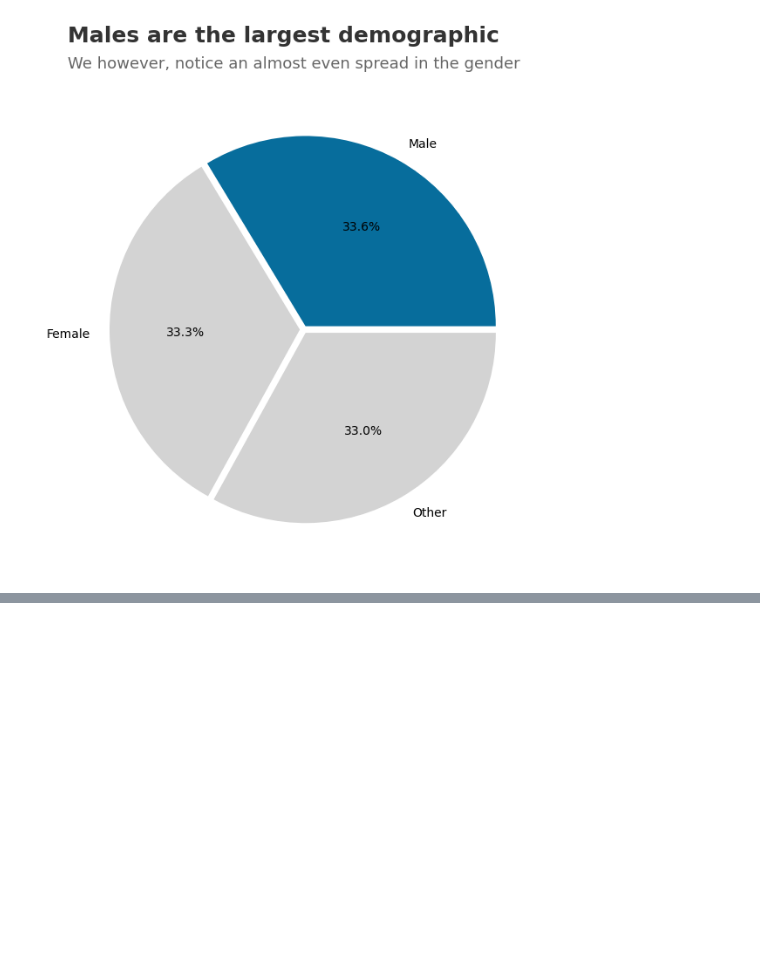
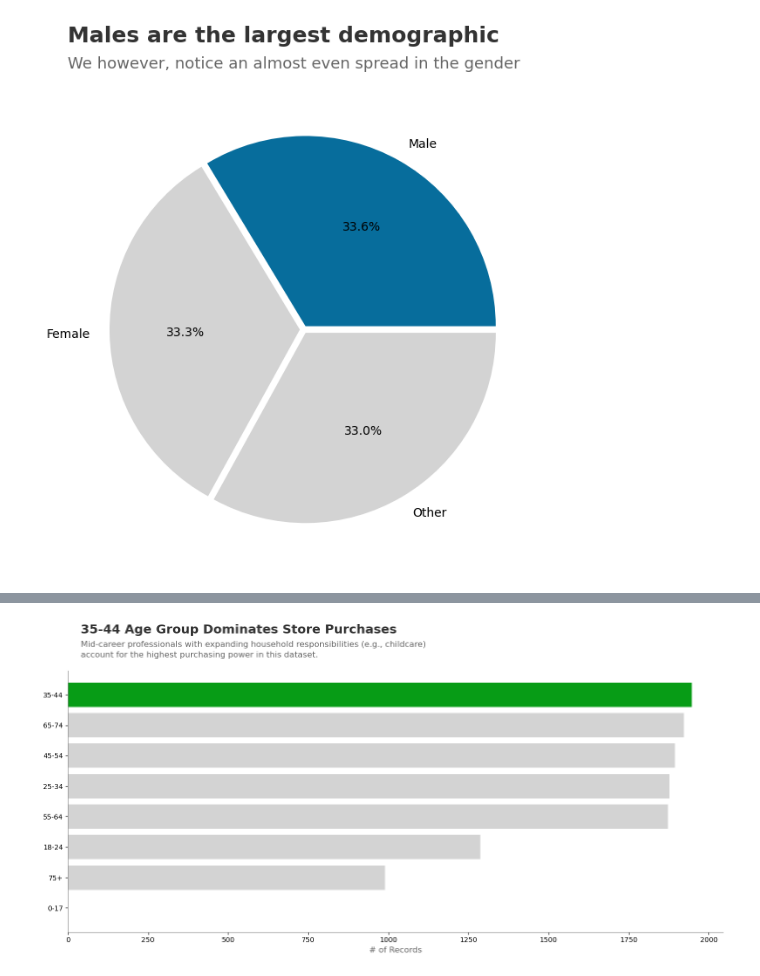
Before and after one commit to JKariithi/shopping_behaviour, a Jupyter notebook: shopping.ipynb, the cells around one changed output, grey strips where cells are left out. Drawn from its saved outputs; the diff is of its cells as text; code cells hidden in the pictures; blank space fills up the shorter version.

Commit message:
Analyzing the age distribution

```diff
--- a/shopping.ipynb
+++ b/shopping.ipynb
@@ -59,0 +133,9 @@ plt.show()
+# %%
+bins = [0, 18, 25, 35, 45, 55, 65, 75, 100]
+labels = ['0-17','18-24', '25-34', '35-44', '45-54', '55-64', '65-74', '75+']
+
+# creating age_group column
+df['age_group'] = pd.cut(df['age'], bins=bins, labels=labels, right=False)
+
+# viewing the distribution
+df['age_group'].value_counts()
@@ -59,0 +153,38 @@ plt.show()
+# %%
+# Analyzing the ages of the users
+age = df['age_group'].value_counts()
+
+# setting the canvas
+fig, ax = plt.subplots(figsize=(14,6))
+
+# giving the largest age group color
+colors = ['#079C16' if label == '35-44' else '#D3D3D3' for label in age.index[::-1]]
+ax.barh(age.index[::-1], age.values[::-1], color=colors)
+
+# Remove the top and right boarders
+ax.spines['top'].set_visible(False)
+ax.spines['right'].set_visible(False)
+
+# Making the axis Margins more visible
+ax.spines['bottom'].set_color('#888888')
+ax.spines['left'].set_color('#888888')
+
+# label the y-axis
+ax.set_xlabel('# of Records', color='#666666', fontsize=12)
+
+# labels
+# The Title: Bold and clear
+fig.text(0.065, 1.10, "35-44 Age Group Dominates Store Purchases",
+         fontsize=18, fontweight='bold', color='#333333', ha='left')
+
+# The Subnote: Insightful and concise
+fig.text(0.065, 1.02,
+         "Mid-career professionals with expanding household responsibilities (e.g., childcare) \n"
+         "account for the highest purchasing power in this dataset.",
+         fontsize=12, color='#666666', ha='left', linespacing=1.5)
+
+#
+plt.tight_layout()
+plt.show()
+# %% [output]
+[figure, added]
```
Also changed, not shown: parts of 8 cells of this notebook.
